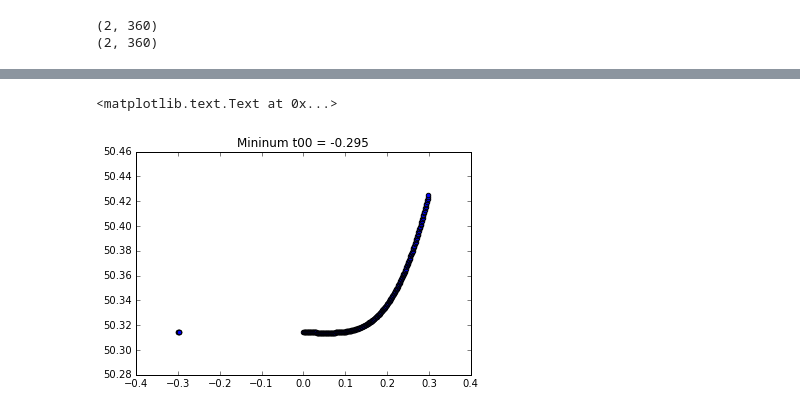
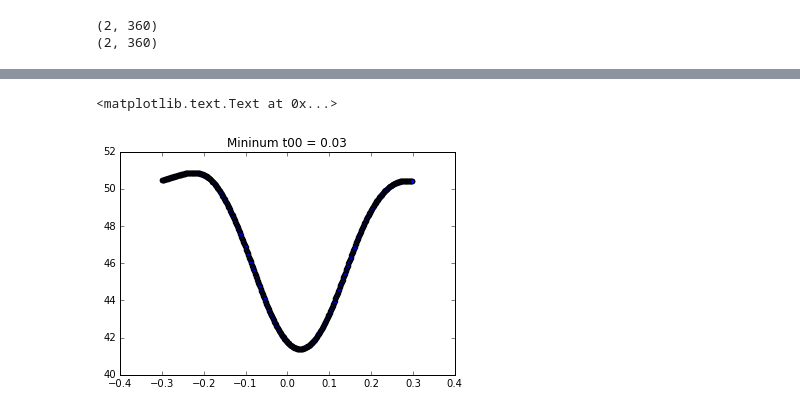
Before and after one commit to zkbt/timingtransits, a Jupyter notebook: letswriteacode.ipynb, the cells around one changed output, grey strips where cells are left out. Drawn from its saved outputs; the diff is of its cells as text; code cells hidden in the pictures.

```diff
--- a/letswriteacode.ipynb
+++ b/letswriteacode.ipynb
@@ -115,32 +115,33 @@ params.ecc = 0.05
 params.w = 90.0
 params.u = [0.1, 0.3]
 params.limb_dark = "quadratic"
 
 t = np.linspace(-0.5, 0.5, 100)
 m = batman.TransitModel(params, t)
 flux = m.light_curve(params)'''
 
 
 plotting = False
 
 
 t00 = np.arange(-0.3, 0.3, 0.001)
 chiSq = np.array([])
 for i in t00:
 
     # set the model t0 to one value of t00
-    params.rp = i
+    params.t0 = i
     modelflux = m.light_curve(params)
     chiSq = np.append(chiSq, chisqa(simulateddata, modelflux))
 
     if plotting:
         plt.plot(times, modelflux, color='orange', linewidth=3)
         plt.scatter(times, simulateddata)
         plt.title("t0 = {}, chi^2 = {}".format(i, chiSq[-1]))
         plt.show()
 plt.scatter(t00, chiSq)
 mint00 = t00[np.argmin(chiSq)]
+#print chiSq
 plt.title("Mininum t00 = {}".format(mint00))
 # %% [output]
 <matplotlib.text.Text at 0x...>
-[figure, old version]
+[figure, new version]
```
Also changed, not shown: parts of 2 cells of this notebook, 2 other files.
